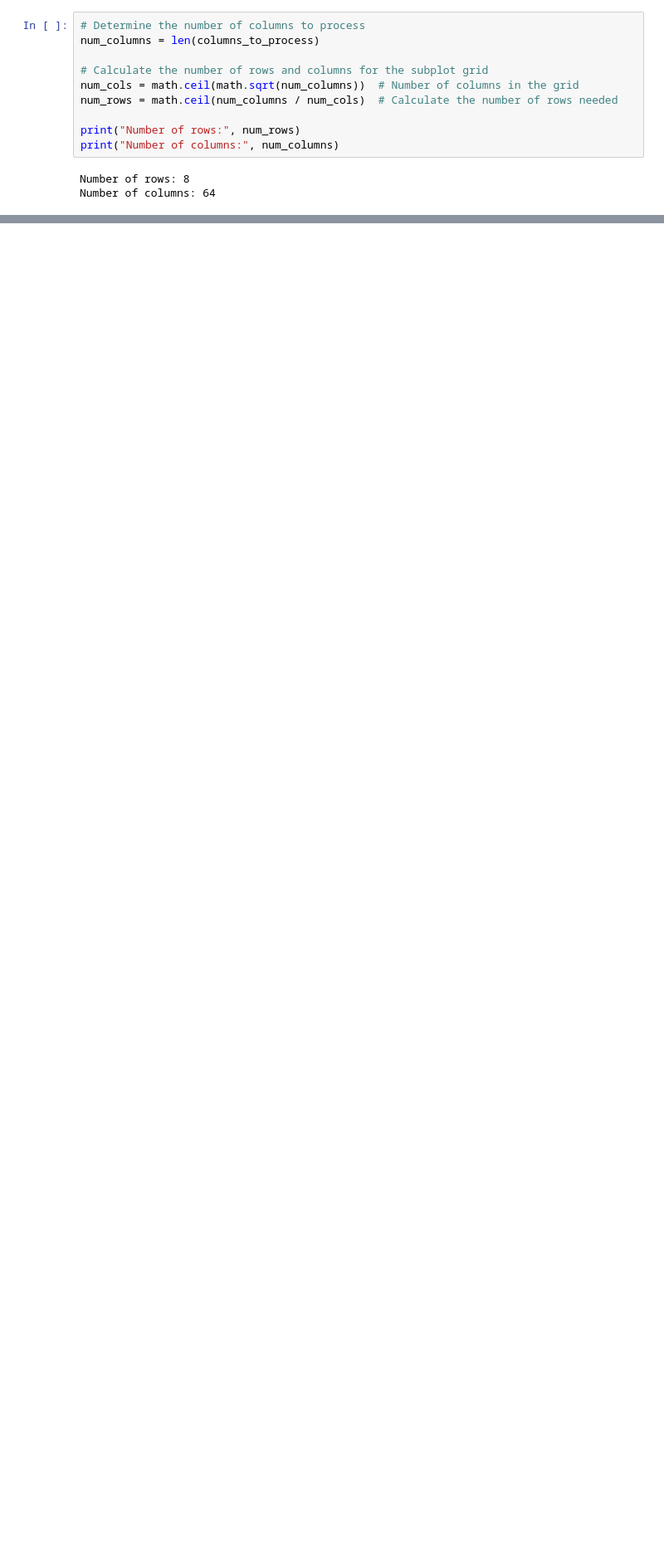
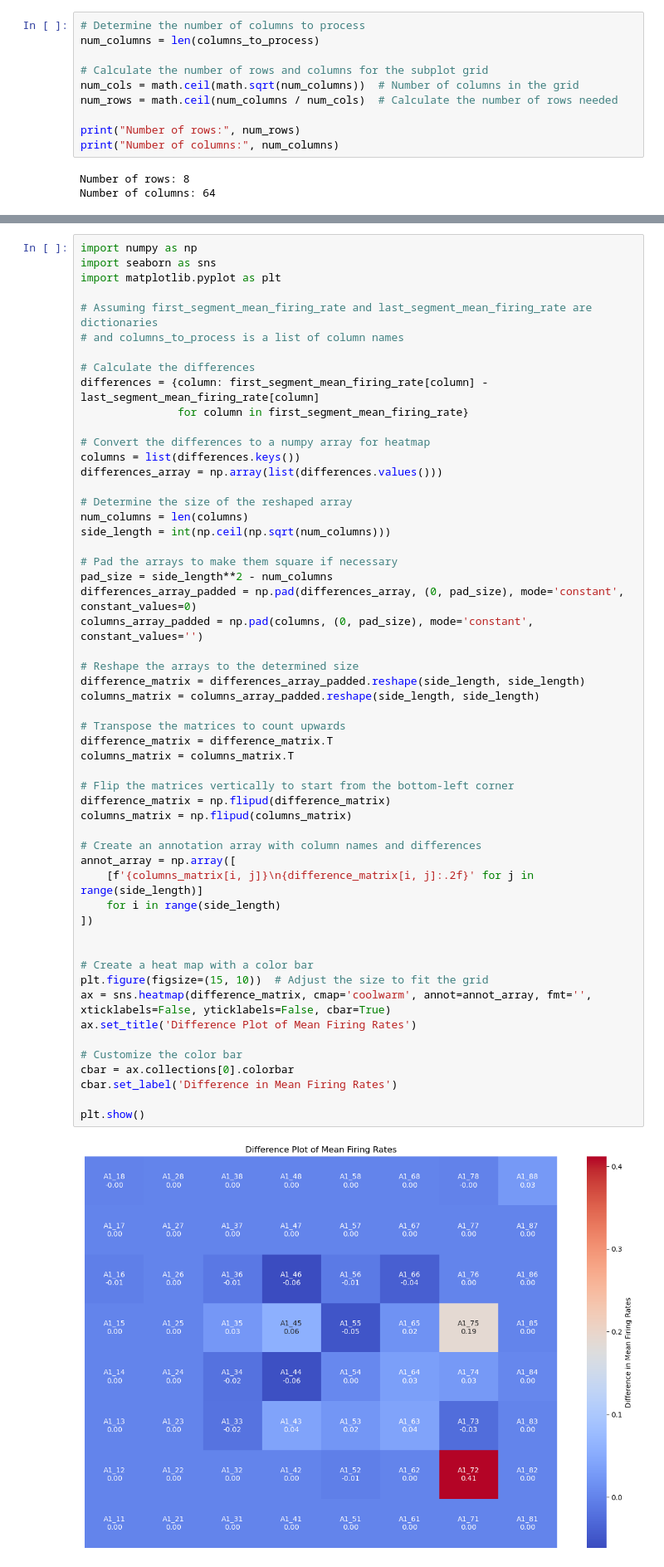
Before and after one commit to Micquoy13/MEA_data, a Jupyter notebook: All PSTH Before Hypoxia Plate 4(001)(000)_spike_counts.ipynb, the cells around one changed output, grey strips where cells are left out. Shown at 83% size. Drawn from its saved outputs; the diff is of its cells as text; blank space fills up the shorter version.

```diff
--- a/All PSTH Before Hypoxia Plate 4(001)(000)_spike_counts.ipynb
+++ b/All PSTH Before Hypoxia Plate 4(001)(000)_spike_counts.ipynb
@@ -942,0 +534,56 @@ KeyError: 'column'
+# %%
+import numpy as np
+import seaborn as sns
+import matplotlib.pyplot as plt
+
+# Assuming first_segment_mean_firing_rate and last_segment_mean_firing_rate are dictionaries
+# and columns_to_process is a list of column names
+
+# Calculate the differences
+differences = {column: first_segment_mean_firing_rate[column] - last_segment_mean_firing_rate[column]
+               for column in first_segment_mean_firing_rate}
+
+# Convert the differences to a numpy array for heatmap
+columns = list(differences.keys())
+differences_array = np.array(list(differences.values()))
+
+# Determine the size of the reshaped array
+num_columns = len(columns)
+side_length = int(np.ceil(np.sqrt(num_columns)))
+
+# Pad the arrays to make them square if necessary
+pad_size = side_length**2 - num_columns
+differences_array_padded = np.pad(differences_array, (0, pad_size), mode='constant', constant_values=0)
+columns_array_padded = np.pad(columns, (0, pad_size), mode='constant', constant_values='')
+
+# Reshape the arrays to the determined size
+difference_matrix = differences_array_padded.reshape(side_length, side_length)
+columns_matrix = columns_array_padded.reshape(side_length, side_length)
+
+# Transpose the matrices to count upwards
+difference_matrix = difference_matrix.T
+columns_matrix = columns_matrix.T
+
+# Flip the matrices vertically to start from the bottom-left corner
+difference_matrix = np.flipud(difference_matrix)
+columns_matrix = np.flipud(columns_matrix)
+
+# Create an annotation array with column names and differences
+annot_array = np.array([
+    [f'{columns_matrix[i, j]}\n{difference_matrix[i, j]:.2f}' for j in range(side_length)]
+    for i in range(side_length)
+])
+
+
+# Create a heat map with a color bar
+plt.figure(figsize=(15, 10))  # Adjust the size to fit the grid
+ax = sns.heatmap(difference_matrix, cmap='coolwarm', annot=annot_array, fmt='', xticklabels=False, yticklabels=False, cbar=True)
+ax.set_title('Difference Plot of Mean Firing Rates')
+
+# Customize the color bar
+cbar = ax.collections[0].colorbar
+cbar.set_label('Difference in Mean Firing Rates')
+
+plt.show()
+# %% [output]
+[figure, added]
```
Also changed, not shown: parts of 35 cells of this notebook.
